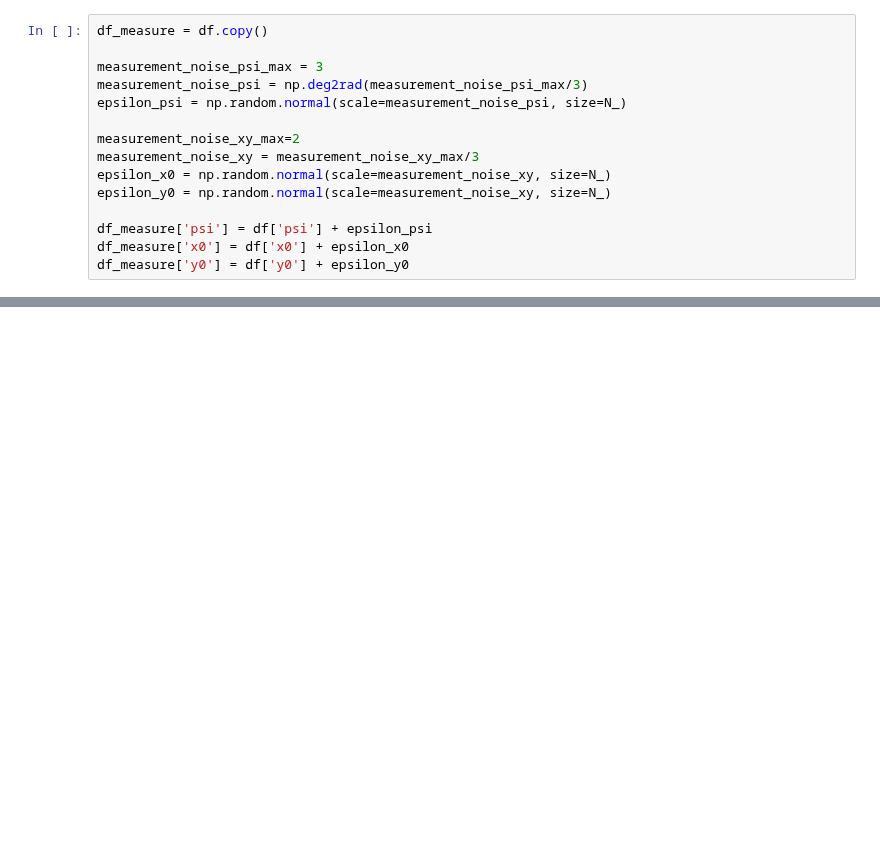
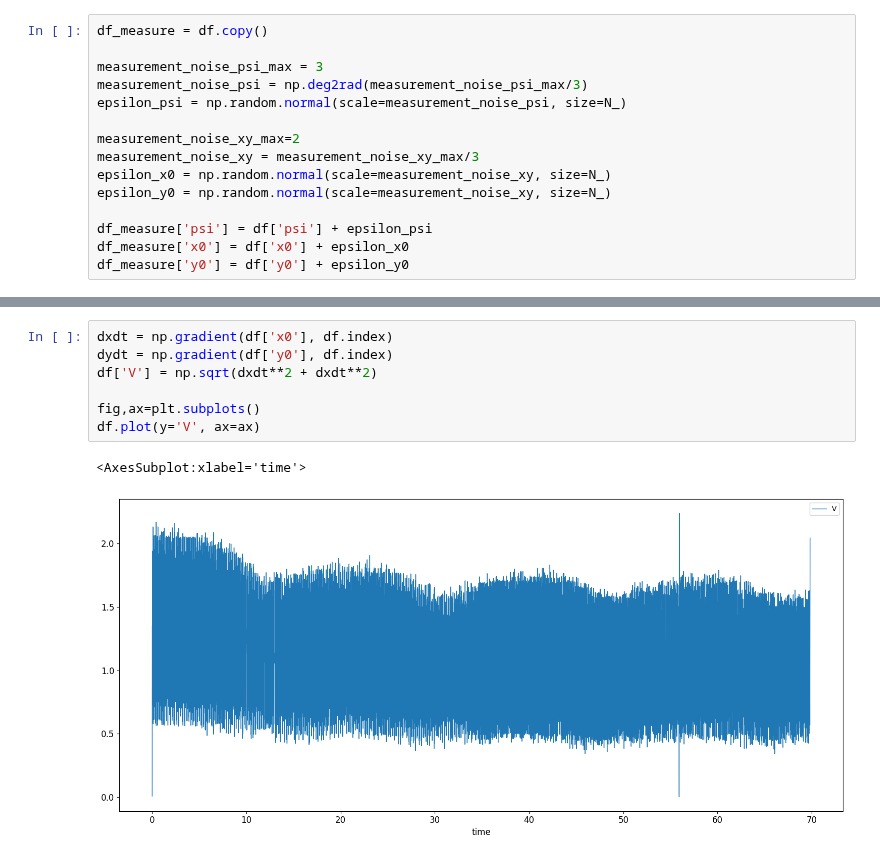
Before and after one commit to martinlarsalbert/VesselManoeuvringModels, a Jupyter notebook: notebooks/15.47_EKF_3DOF.ipynb, the cells around one changed output, grey strips where cells are left out. Drawn from its saved outputs; the diff is of its cells as text; blank space fills up the shorter version.

```diff
--- a/notebooks/15.47_EKF_3DOF.ipynb
+++ b/notebooks/15.47_EKF_3DOF.ipynb
@@ -412,0 +366,10 @@ f_hat
+# %%
+dxdt = np.gradient(df['x0'], df.index)
+dydt = np.gradient(df['y0'], df.index)
+df['V'] = np.sqrt(dxdt**2 + dxdt**2)
+
+fig,ax=plt.subplots()
+df.plot(y='V', ax=ax)
+# %% [output]
+<AxesSubplot:xlabel='time'>
+[figure, added]
```
Also changed, not shown: parts of 13 cells of this notebook, 3 other files.
